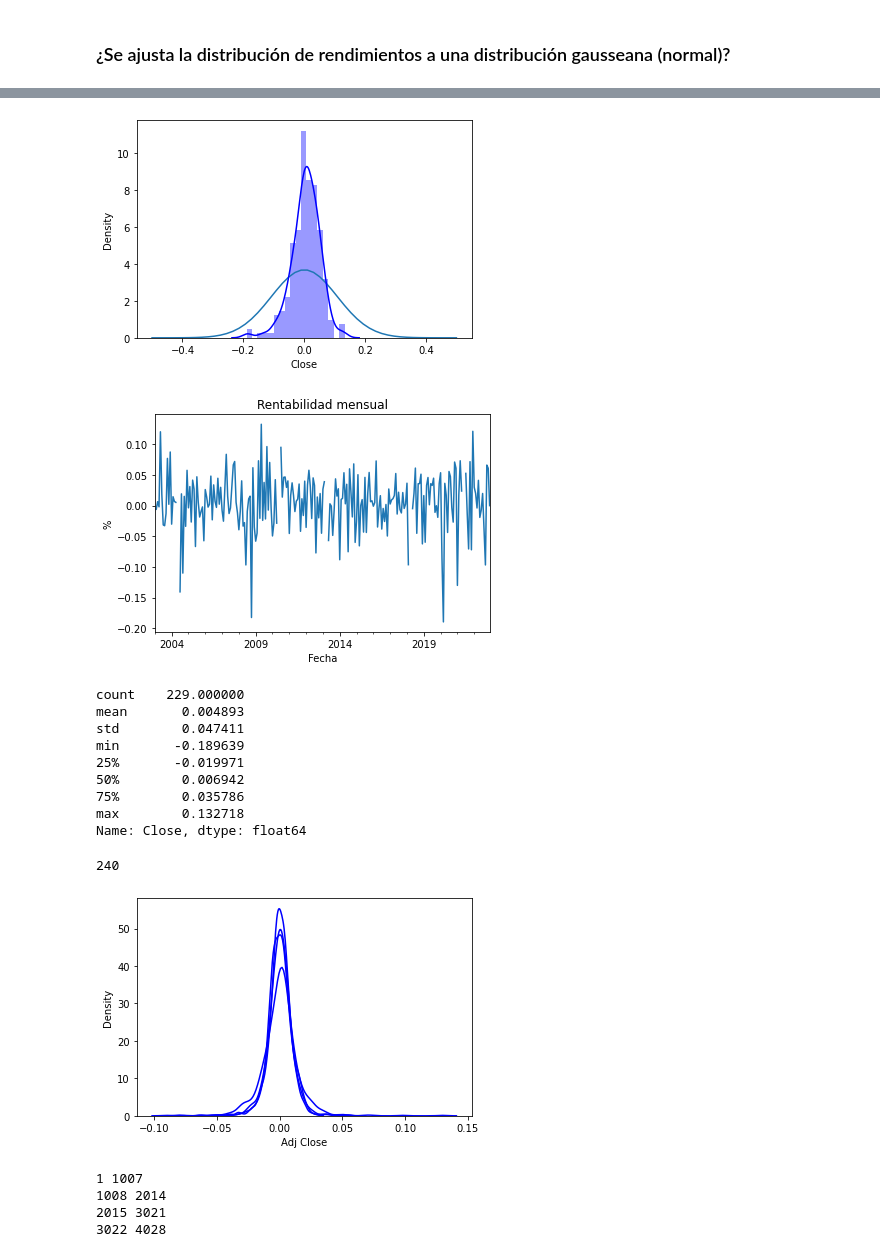
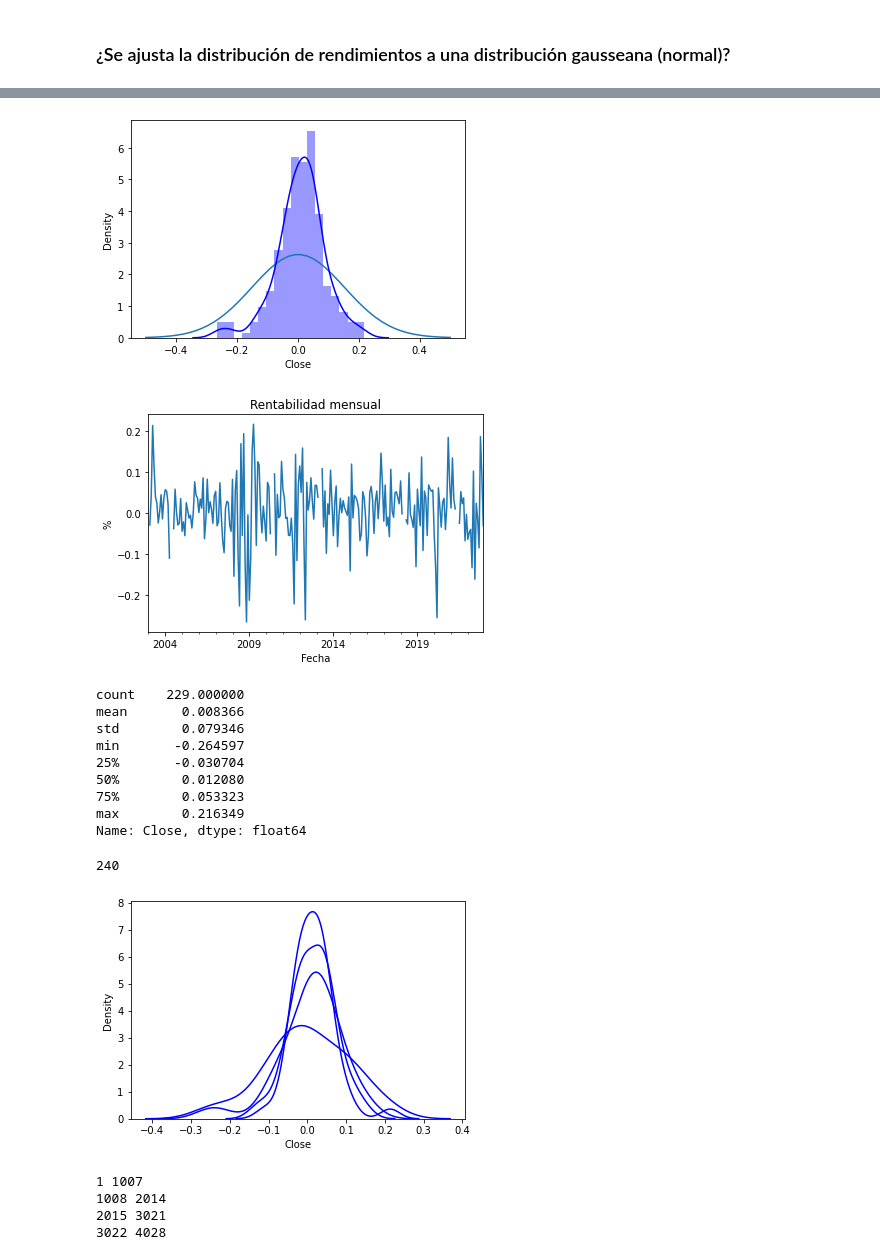
Before and after one commit to jgomcor1/Instrumentos-financieros-de-renta-variable-taller-1, a Jupyter notebook: Distribución_rendimientos_Estudiantes.ipynb, the cells around one changed output, grey strips where cells are left out. Drawn from its saved outputs; the diff is of its cells as text; code cells hidden in the pictures.

```diff
--- a/Distribución_rendimientos_Estudiantes.ipynb
+++ b/Distribución_rendimientos_Estudiantes.ipynb
@@ -48,7 +48,7 @@ import yfinance as yf
 start_date = '2003-01-01'
 end_date = '2023-01-01'
 # Seleccionar acción. (utilizar ticker ampliamente utilizados)
-ticker = 'KO'
+ticker = 'JPM'
 # Descargar la informaciónn. La funcion de python está en el paquete "yf" y sus argumentos son ticker, fecha inicial y fecha final.
 data = yf.download(ticker, start_date, end_date)
 # Mostrar ultimas 5 observaciones (filas)
@@ -184,7 +192,7 @@ sns.distplot(monthly_returns_ln, kde=True,color="blue")
 
 plt.show()
 # %% [output]
-[figure, old version]
+[figure, new version]
 # %%
 monthly_returns_ln.plot()
 plt.xlabel("Fecha")
@@ -192,18 +200,18 @@ plt.ylabel("%")
 plt.title("Rentabilidad mensual")
 plt.show()
 # %% [output]
-[figure, old version]
+[figure, new version]
 # %%
 monthly_returns_ln.describe()
 # %% [output]
 count    229.000000
-mean       0.004893
-std        0.047411
-min       -0.189639
-25%       -0.019971
-50%        0.006942
-75%        0.035786
-max        0.132718
+mean       0.008366
+std        0.079346
+min       -0.264597
+25%       -0.030704
+50%        0.012080
+75%        0.053323
+max        0.216349
 Name: Close, dtype: float64
 # %%
 len(monthly_returns_ln)
@@ -212,10 +220,10 @@ len(monthly_returns_ln)
 # %%
 t=5
 for i in range(1,t):
-  z=round(len(daily_returns_ln)/t)
-  sns.distplot(daily_returns_ln[(z*i-z+1):(z*i)], kde=True,color="blue", hist=False)
+  z=round(len(monthly_returns_ln)/t)
+  sns.distplot(monthly_returns_ln[(z*i-z+1):(z*i)], kde=True,color="blue", hist=False)
 # %% [output]
-[figure, old version]
+[figure, new version]
 # %%
 for i in range(1,t):
   z=round(len(daily_returns_ln)/t)
```
Also changed, not shown: parts of 21 cells of this notebook.
